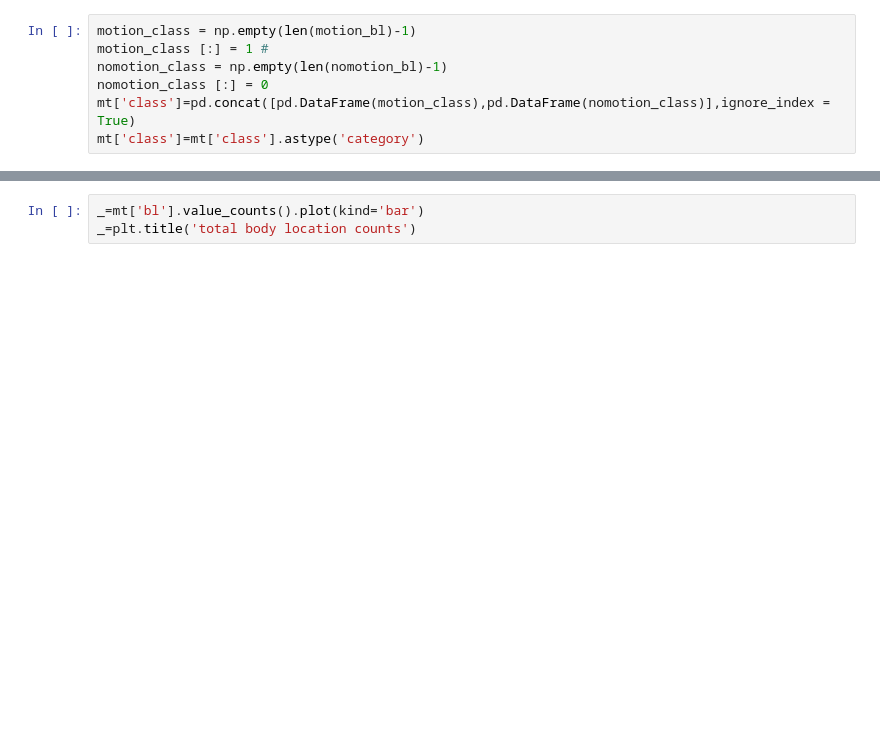
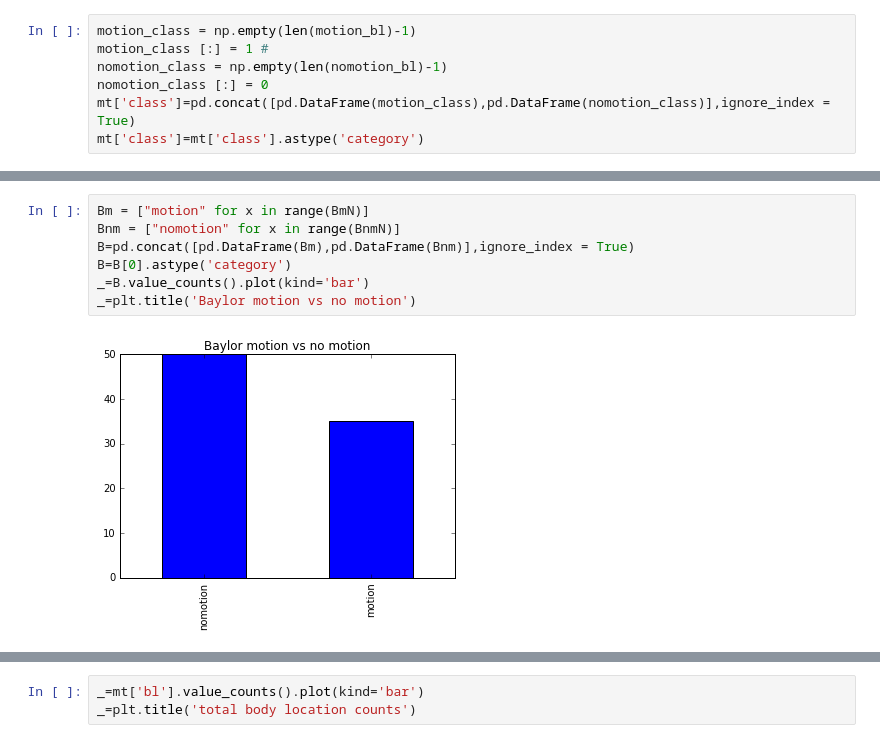
Before and after one commit to sinoecho/SMD, a Jupyter notebook: motion_detect/motionVSbodyloc.ipynb, the cells around one changed output, grey strips where cells are left out. Saved outputs shown, nothing was run; the diff lists cells and outputs as text; blank space fills up the shorter version.

```diff
--- a/motion_detect/motionVSbodyloc.ipynb
+++ b/motion_detect/motionVSbodyloc.ipynb
@@ -25,0 +53,9 @@ mt['class']=mt['class'].astype('category')
+# %%
+Bm = ["motion" for x in range(BmN)]
+Bnm = ["nomotion" for x in range(BnmN)]
+B=pd.concat([pd.DataFrame(Bm),pd.DataFrame(Bnm)],ignore_index = True)
+B=B[0].astype('category')
+_=B.value_counts().plot(kind='bar')
+_=plt.title('Baylor motion vs no motion')
+# %% [output]
+[figure, added]
```
Also changed, not shown: parts of 15 cells of this notebook, 1 other file.
